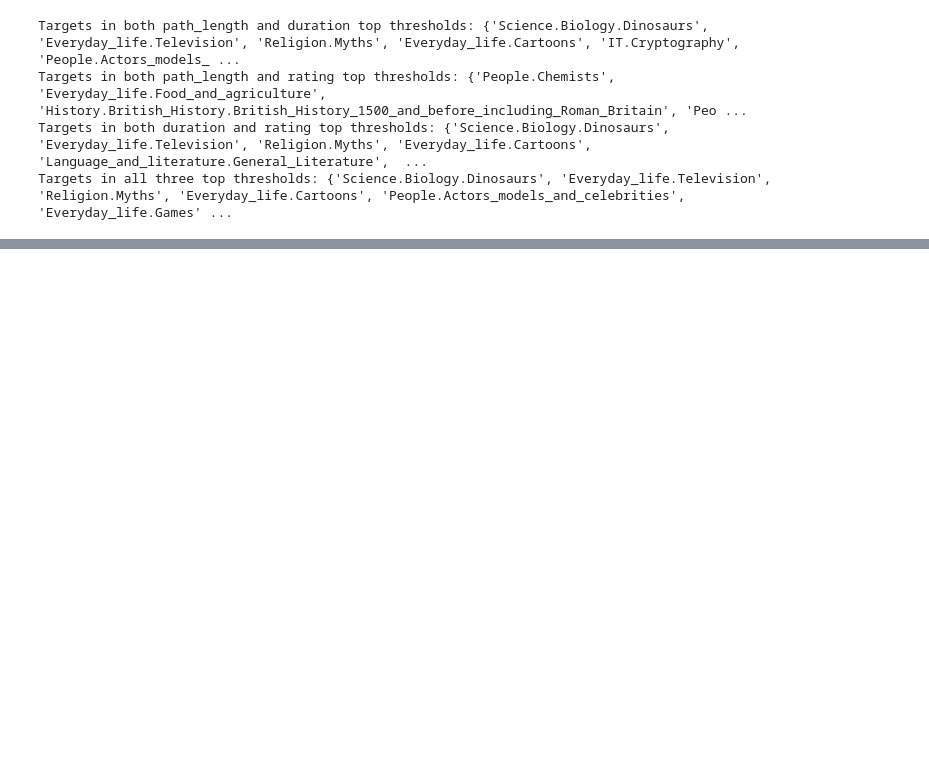
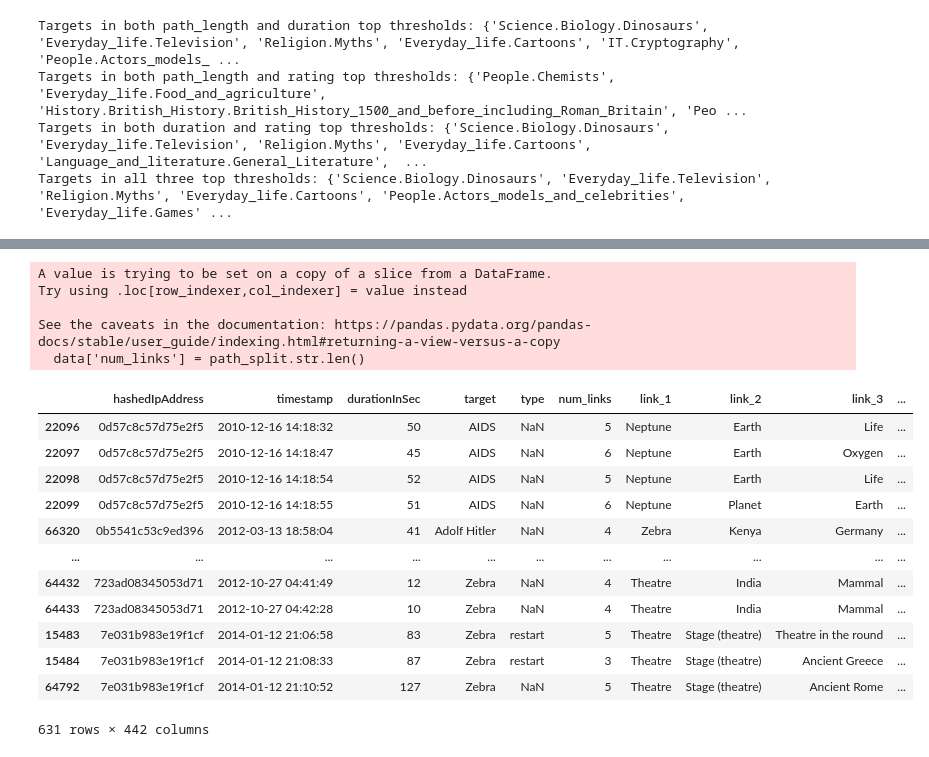
Before and after one commit to epfl-ada/ada-2024-project-the5outliers, a Jupyter notebook: correlation_task_difficulty.ipynb, the cells around one changed output, grey strips where cells are left out. Cells and saved outputs as stored; diff of their text form; code cells hidden in the pictures; blank space fills up the shorter version.

Commit message:
look restarted games but no conclusions

```diff
--- a/correlation_task_difficulty.ipynb
+++ b/correlation_task_difficulty.ipynb
@@ -420,0 +436,64 @@ Targets in all three top thresholds: {'Science.Biology.Dinosaurs', 'Everyday_lif
+# %%
+def split_paths(data):
+    path_split = data['path'].str.split(';')
+    data['num_links'] = path_split.str.len()
+
+    link_columns = {}
+
+    max_length = data['num_links'].max()
+    for i in range(max_length):
+        link_columns[f'link_{i + 1}'] = path_split.apply(lambda x: x[i] if i < len(x) else None)
+
+    links_df = pd.DataFrame(link_columns)
+
+    data = pd.concat([data, links_df], axis=1)
+    data = data[~data.map(lambda x: '>' in str(x)).any(axis=1)]
+    data = data.drop(columns=['path'])
+
+    return data
+# %%
+paths_unfinished=read_unfinished_paths()
+restart_unfinished = paths_unfinished[paths_unfinished['type'] == 'restart']
+restart_unfinished=split_paths(restart_unfinished)
+# %% [output]
+A value is trying to be set on a copy of a slice from a DataFrame.
+Try using .loc[row_indexer,col_indexer] = value instead
+
+See the caveats in the documentation: https://pandas.pydata.org/pandas-docs/stable/user_guide/indexing.html#returning-a-view-versus-a-copy
+  data['num_links'] = path_split.str.len()
+# %%
+paths_finished=read_finished_paths()
+paths_finished.head()
+paths_finished=split_paths(paths_finished)
+link_columns = [col for col in paths_finished.columns if col.startswith('link_')]
+paths_finished['target'] = paths_finished[link_columns].apply(lambda row: row.dropna().iloc[-1], axis=1)
+# %%
+restart_unfinished = pd.concat([restart_unfinished, paths_finished], ignore_index=True)
+# %%
+restart_unfinished = restart_unfinished.sort_values(by=['target', 'hashedIpAddress', 'link_1', 'timestamp'])
+
+restart_unfinished['time_diff'] = restart_unfinished.groupby(['target', 'hashedIpAddress', 'link_1'])['timestamp'].diff()
+
+restart_unfinished = restart_unfinished[(restart_unfinished['time_diff'].dt.total_seconds() <= 1800) & (restart_unfinished['time_diff'].notna())]
+
+restart_unfinished = restart_unfinished.groupby(['target', 'hashedIpAddress', 'link_1']).filter(lambda x: len(x) > 1)
+
+restart_unfinished = restart_unfinished.drop(columns=['time_diff'])
+
+restart_unfinished = restart_unfinished[restart_unfinished['num_links'] >= 2]
+
+restart_unfinished
+# %% [output]
+|  | hashedIpAddress | timestamp | durationInSec | target | type | num_links | link_1 | link_2 | link_3 | ... |
+| 22096 | 0d57c8c57d75e2f5 | 2010-12-16 14:18:32 | 50 | AIDS | NaN | 5 | Neptune | Earth | Life | ... |
+| 22097 | 0d57c8c57d75e2f5 | 2010-12-16 14:18:47 | 45 | AIDS | NaN | 6 | Neptune | Earth | Oxygen | ... |
+| 22098 | 0d57c8c57d75e2f5 | 2010-12-16 14:18:54 | 52 | AIDS | NaN | 5 | Neptune | Earth | Life | ... |
+| 22099 | 0d57c8c57d75e2f5 | 2010-12-16 14:18:55 | 51 | AIDS | NaN | 6 | Neptune | Planet | Earth | ... |
+| 66320 | 0b5541c53c9ed396 | 2012-03-13 18:58:04 | 41 | Adolf Hitler | NaN | 4 | Zebra | Kenya | Germany | ... |
+| ... | ... | ... | ... | ... | ... | ... | ... | ... | ... | ... |
+| 64432 | 723ad08345053d71 | 2012-10-27 04:41:49 | 12 | Zebra | NaN | 4 | Theatre | India | Mammal | ... |
+| 64433 | 723ad08345053d71 | 2012-10-27 04:42:28 | 10 | Zebra | NaN | 4 | Theatre | India | Mammal | ... |
+| 15483 | 7e031b983e19f1cf | 2014-01-12 21:06:58 | 83 | Zebra | restart | 5 | Theatre | Stage (theatre) | Theatre in the round | ... |
+| 15484 | 7e031b983e19f1cf | 2014-01-12 21:08:33 | 87 | Zebra | restart | 3 | Theatre | Stage (theatre) | Ancient Greece | ... |
+| 64792 | 7e031b983e19f1cf | 2014-01-12 21:10:52 | 127 | Zebra | NaN | 5 | Theatre | Stage (theatre) | Ancient Rome | ... |
+631 rows × 442 columns
```
Also changed, not shown: parts of 5 cells of this notebook.
